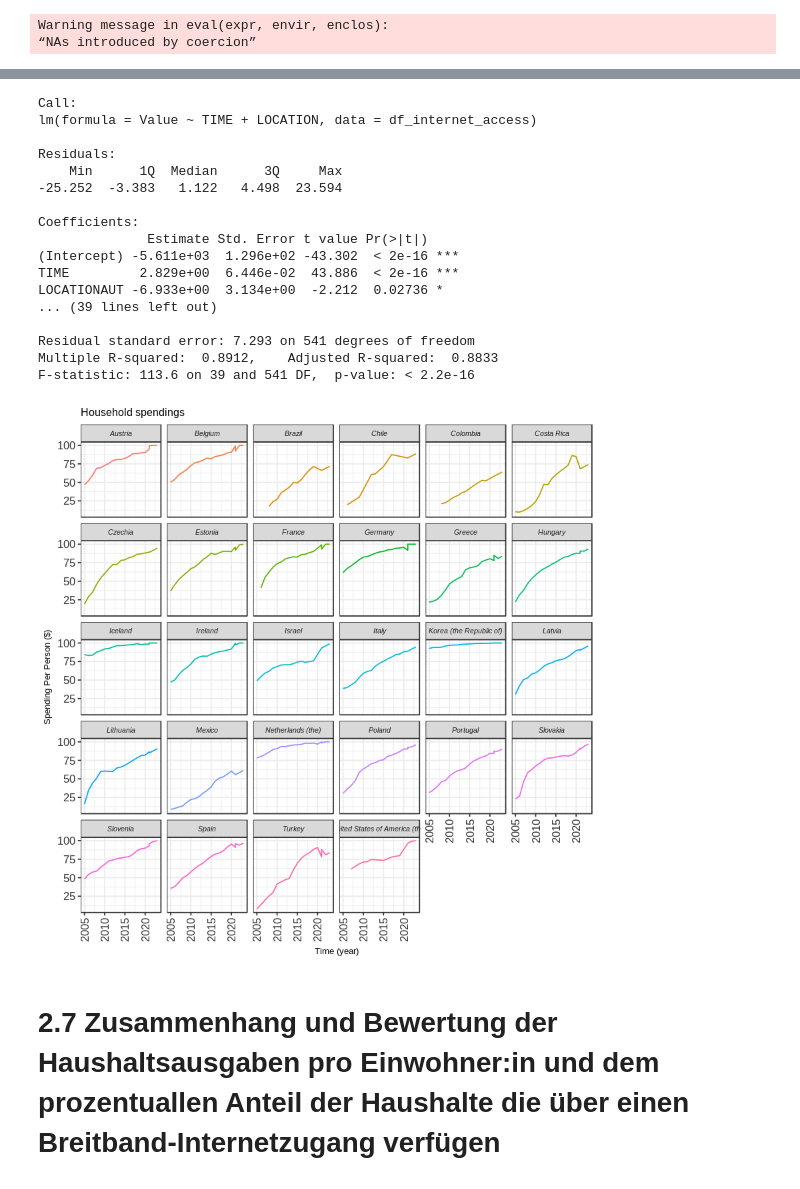
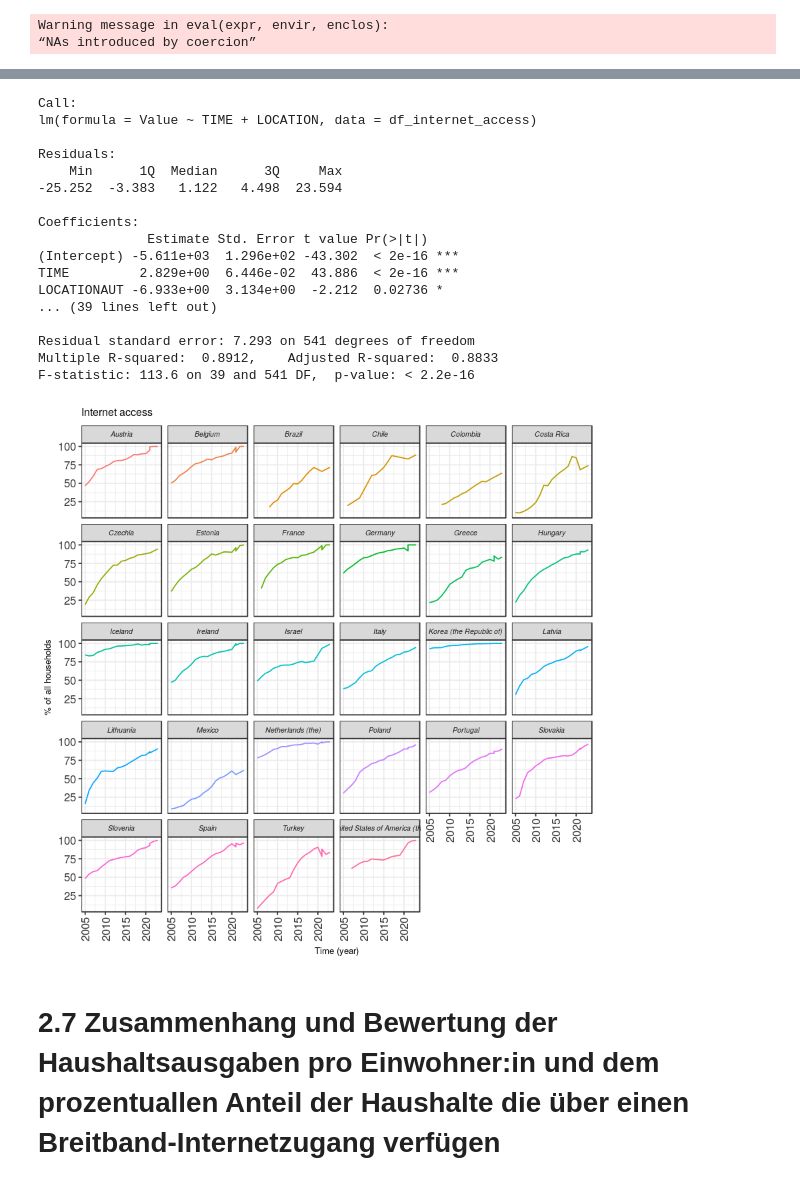
Before and after one commit to patdring/NewAppMarkets, a Jupyter notebook: CS_Fallstudie.ipynb, the cells around one changed output, grey strips where cells are left out. Cells and saved outputs as stored; diff of their text form; code cells hidden in the pictures.

```diff
--- a/CS_Fallstudie.ipynb
+++ b/CS_Fallstudie.ipynb
@@ -303,36 +304,36 @@ df_ia <- merge(df_ia, df_country_codes,by=c("LOCATION"))
 df_ia <- subset(df_ia, TIME >= 2005)
 
 ggplot(data = df_ia, mapping = aes(x = TIME, y = Value, color = Country.y)) +
     geom_line() +
     facet_wrap(vars(Country.y)) +
-    labs(title = "Household spendings",
+    labs(title = "Internet access",
         x = "Time (year)",
-        y = "Spending Per Person ($)") +
+        y = "% of all households") +
     theme_bw() +
     theme(axis.text.x = element_text(colour = "grey20", size = 10, angle = 90, hjust = 0.5, vjust = 0.5),
                         axis.text.y = element_text(colour = "grey20", size = 10),
                         strip.text = element_text(face = "italic"),
                         text = element_text(size = 8)) +
     theme(legend.position = "none")
 # %% [output]
 Call:
 lm(formula = Value ~ TIME + LOCATION, data = df_internet_access)
 
 Residuals:
     Min      1Q  Median      3Q     Max
 -25.252  -3.383   1.122   4.498  23.594
 
 Coefficients:
               Estimate Std. Error t value Pr(>|t|)
 (Intercept) -5.611e+03  1.296e+02 -43.302  < 2e-16 ***
 TIME         2.829e+00  6.446e-02  43.886  < 2e-16 ***
 LOCATIONAUT -6.933e+00  3.134e+00  -2.212  0.02736 *
 ... (39 lines left out)
 
 Residual standard error: 7.293 on 541 degrees of freedom
 Multiple R-squared:  0.8912,    Adjusted R-squared:  0.8833
 F-statistic: 113.6 on 39 and 541 DF,  p-value: < 2.2e-16
-[figure, old version]
+[figure, new version]
 # %% [markdown]
 # 2.7 Zusammenhang und Bewertung der Haushaltsausgaben pro Einwohner:in und dem prozentuallen Anteil der Haushalte die über einen Breitband-Internetzugang verfügen
 
```
Also changed, not shown: parts of 19 cells of this notebook.
